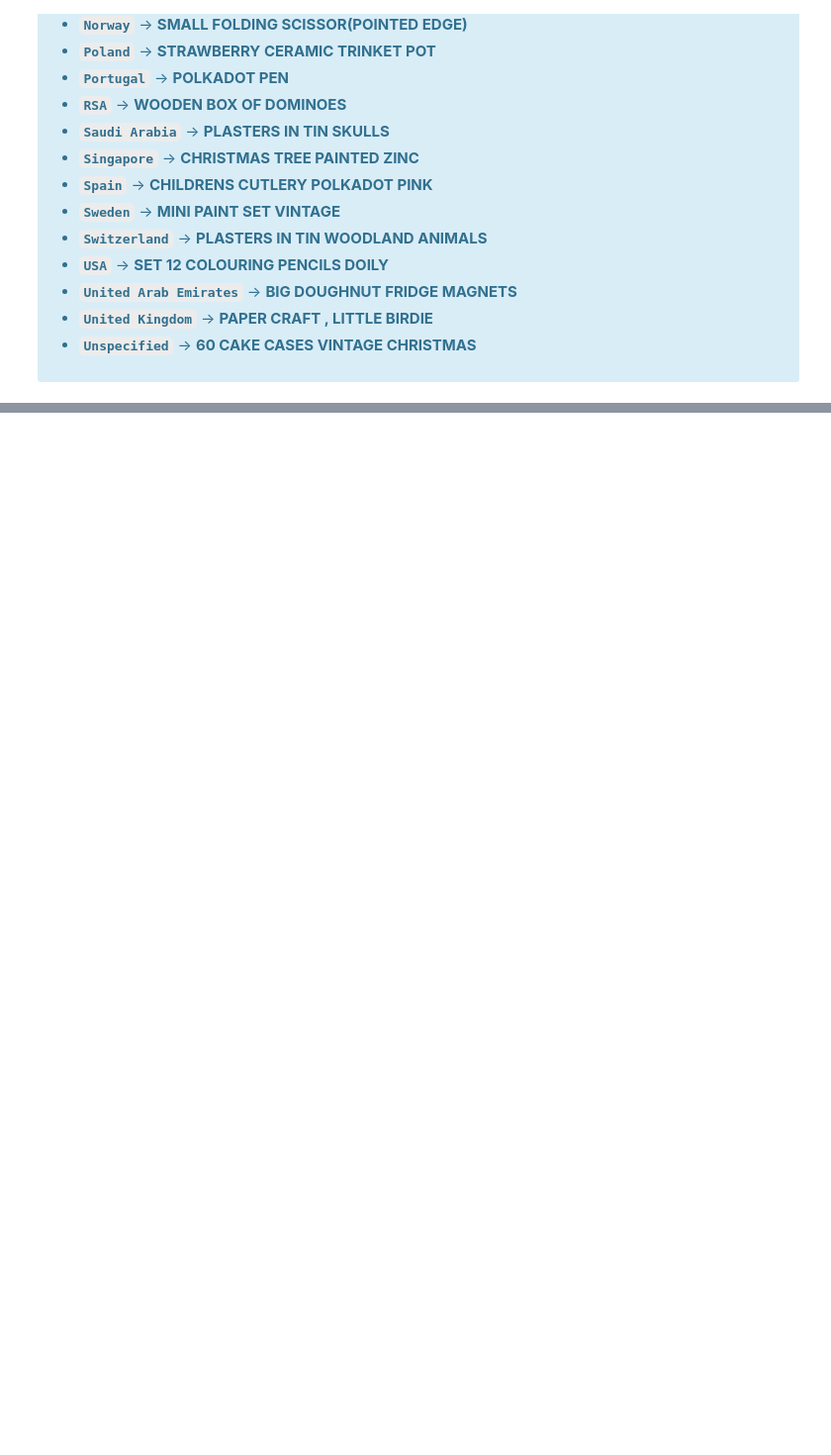
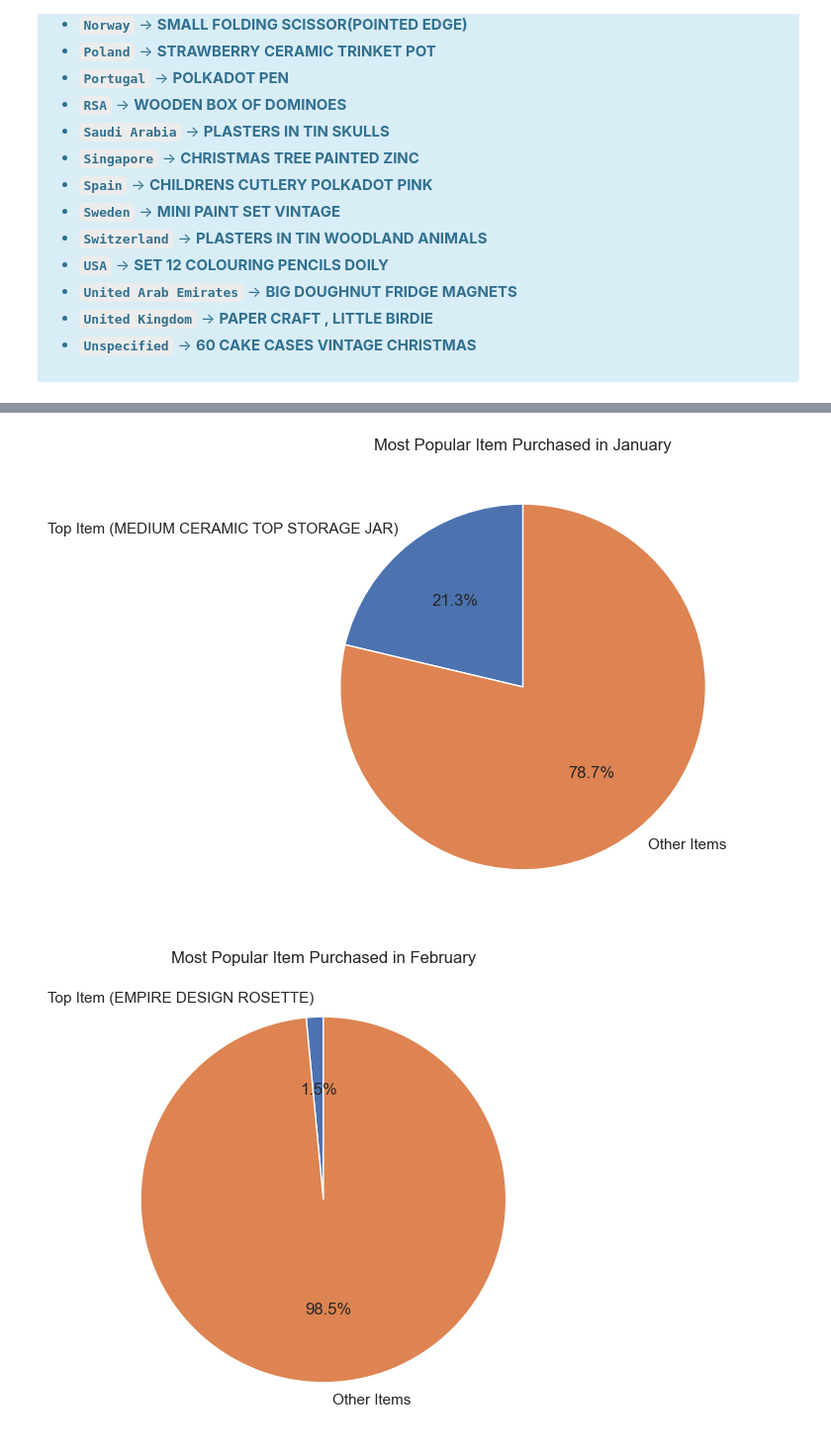
Before and after one commit to NinadKarlekar/INTRAINZ_internship, a Jupyter notebook: OnlineRetailPrediction/OnlineRetailPrediction.ipynb, the cells around one changed output, grey strips where cells are left out. Shown at 99% size. Drawn from its saved outputs; the diff is of its cells as text; code cells hidden in the pictures; blank space fills up the shorter version.

```diff
--- a/OnlineRetailPrediction/OnlineRetailPrediction.ipynb
+++ b/OnlineRetailPrediction/OnlineRetailPrediction.ipynb
@@ -435,3 +435,12 @@ for country in top_items['Country']:
 
 </p>
 </div>
+# %%
+# Check the data types of all columns
+print(df.dtypes)
+
+# If the InvoiceDate column does not exist or has a different name, you can rename it like this
+df = df.rename(columns={'InvoiceDateColumn': 'InvoiceDate'})
+
+# Convert the InvoiceDate column to datetime if necessary
+df['InvoiceDate'] = pd.to_datetime(df['InvoiceDate'])
@@ -437,0 +459,37 @@ for country in top_items['Country']:
+# %%
+import matplotlib.pyplot as plt
+
+# Define a list of month names
+month_names = ['January', 'February', 'March', 'April', 'May', 'June', 'July', 'August', 'September', 'October', 'November', 'December']
+
+# Group the DataFrame by month and StockCode and sum the Quantity for each combination
+df['InvoiceMonth'] = df['InvoiceDate'].dt.month
+item_counts = df.groupby(['InvoiceMonth', 'StockCode'])['Quantity'].sum().reset_index()
+
+# Get the top item for each month
+top_items = item_counts.groupby('InvoiceMonth').apply(lambda x: x.nlargest(1, 'Quantity')).reset_index(drop=True)
+
+# Create a dictionary mapping each StockCode to its corresponding product name
+stockcode_to_name = dict(zip(df['StockCode'], df['Description']))
+
+# Plot a pie chart for each month
+for month in top_items['InvoiceMonth']:
+    # Get the top item for the current month
+    top_item = top_items[top_items['InvoiceMonth'] == month]
+    stockcode = top_item.iloc[0]['StockCode']
+    quantity = top_item.iloc[0]['Quantity']
+    # Get the product name for the current StockCode
+    product_name = stockcode_to_name[stockcode]
+    # Get the quantity for the other items in the current month
+    other_quantity = item_counts[(item_counts['InvoiceMonth'] == month) & (item_counts['StockCode'] != stockcode)]['Quantity'].sum()
+    # Create the data for the pie chart
+    data = [quantity, other_quantity]
+    labels = [f'Top Item ({product_name})', 'Other Items']
+    # Create the pie chart
+    plt.figure(figsize=(6, 6))
+    plt.pie(data, labels=labels, autopct='%1.1f%%', startangle=90)
+    plt.title(f'Most Popular Item Purchased in {month_names[month-1]}')
+    plt.show()
+# %% [output]
+[figure, added]
+[figure, added]
```
Also changed, not shown: parts of 2 cells of this notebook.
